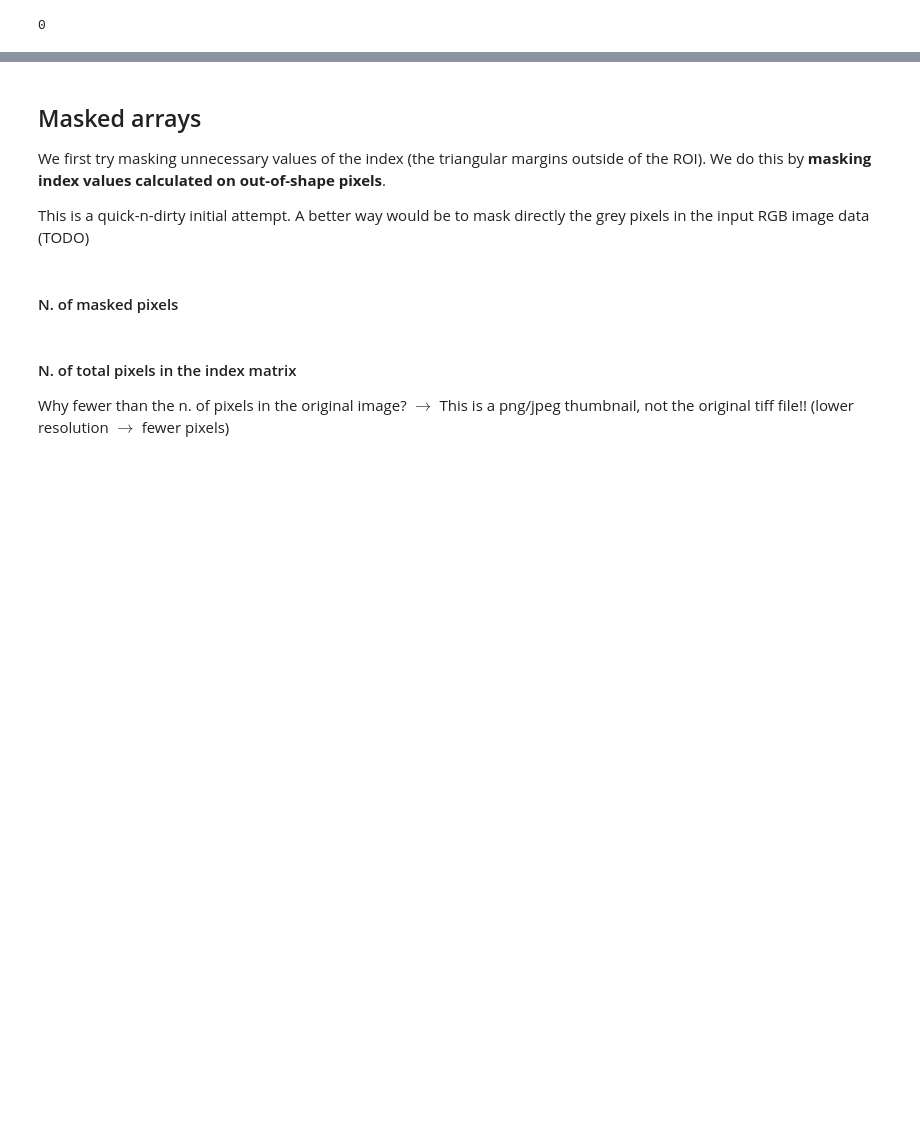
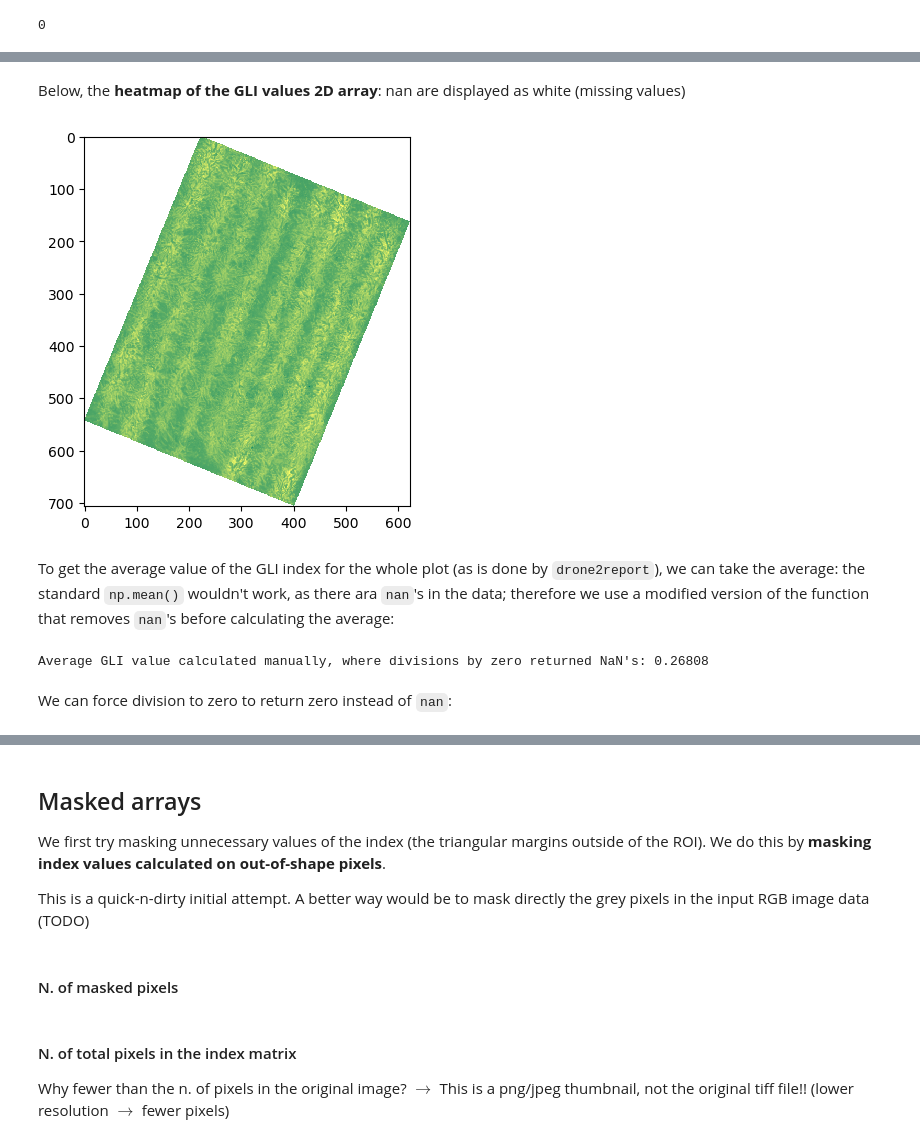
Before and after one commit to ne1s0n/paper-drone2report, a Jupyter notebook: scripts/index_values.ipynb, the cells around one changed output, grey strips where cells are left out. Cells and saved outputs as stored; diff of their text form; code cells hidden in the pictures; blank space fills up the shorter version.

```diff
--- a/scripts/index_values.ipynb
+++ b/scripts/index_values.ipynb
@@ -62,4 +81,4 @@ We then take the equation to calculate the GLI index and implement it using our
 # %%
-temp = (2.0*green - red - blue) / (2.0*green + red + blue)
-temp[100:120, 220:280]
+gli = (2.0*green - red - blue) / (2.0*green + red + blue)
+gli[100:120, 220:280]
 # %% [output]
@@ -78,0 +110,16 @@ array([[0.11683168, 0.14558473, 0.14583333, ..., 0.23611111, 0.19034853,
+# %% [markdown]
+Below, the **heatmap of the GLI values 2D array**: nan are displayed as white (missing values)
+# %%
+plt.imshow(gli, cmap='summer', interpolation='nearest')
+plt.show()
+# %% [output]
+[figure, added]
+# %% [markdown]
+To get the average value of the GLI index for the whole plot (as is done by `drone2report`), we can take the average: the standard `np.mean()` wouldn't work, as there ara `nan`'s in the data; therefore we use a modified version of the function that removes `nan`'s before calculating the average:
+# %%
+avg = np.nanmean(gli_values)
+print("Average GLI value calculated manually, where divisions by zero returned NaN's:", round(avg,5))
+# %% [output]
+Average GLI value calculated manually, where divisions by zero returned NaN's: 0.26808
+# %% [markdown]
+We can force division to zero to return zero instead of `nan`:
```
Also changed, not shown: parts of 24 cells of this notebook.
